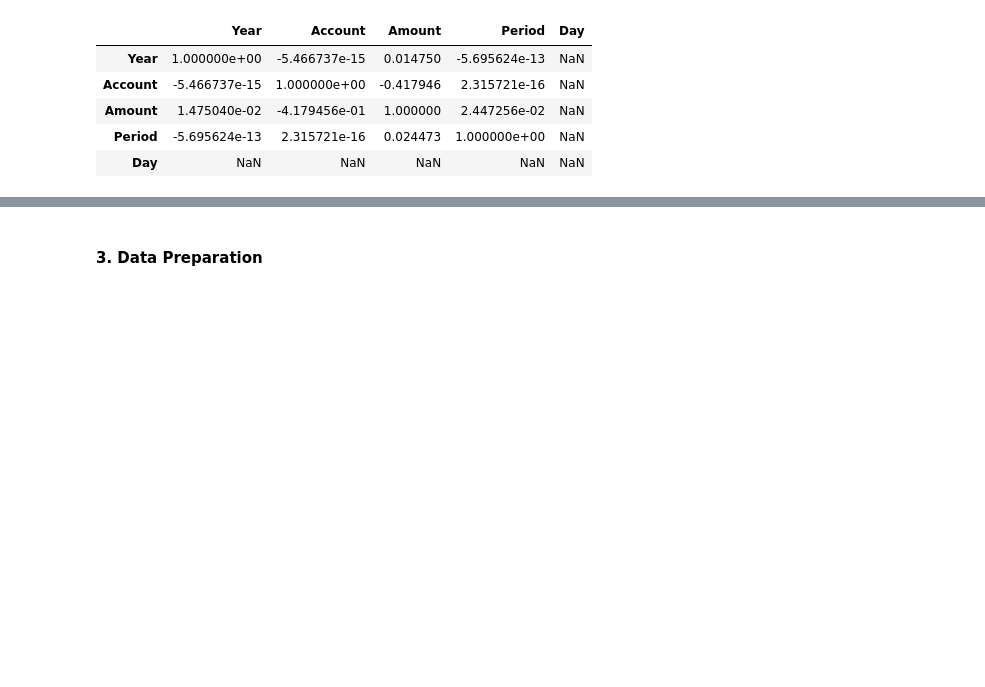
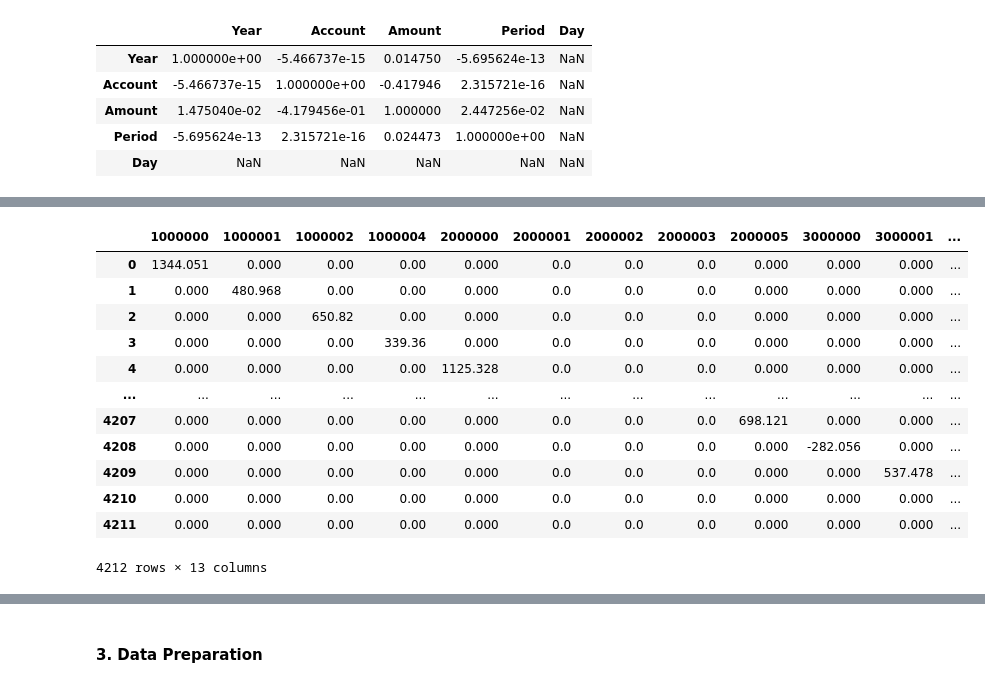
Before and after one commit to Daremitsu1/Full-Stack-Machine-Learning, a Jupyter notebook: Regression Model.ipynb, the cells around one changed output, grey strips where cells are left out. Drawn from its saved outputs; the diff is of its cells as text; code cells hidden in the pictures; blank space fills up the shorter version.

```diff
--- a/Regression Model.ipynb
+++ b/Regression Model.ipynb
@@ -234,0 +310,16 @@ df.corr()
+# %%
+corrdf
+# %% [output]
+|  | 1000000 | 1000001 | 1000002 | 1000004 | 2000000 | 2000001 | 2000002 | 2000003 | 2000005 | 3000000 | 3000001 | ... |
+| 0 | 1344.051 | 0.000 | 0.00 | 0.00 | 0.000 | 0.0 | 0.0 | 0.0 | 0.000 | 0.000 | 0.000 | ... |
+| 1 | 0.000 | 480.968 | 0.00 | 0.00 | 0.000 | 0.0 | 0.0 | 0.0 | 0.000 | 0.000 | 0.000 | ... |
+| 2 | 0.000 | 0.000 | 650.82 | 0.00 | 0.000 | 0.0 | 0.0 | 0.0 | 0.000 | 0.000 | 0.000 | ... |
+| 3 | 0.000 | 0.000 | 0.00 | 339.36 | 0.000 | 0.0 | 0.0 | 0.0 | 0.000 | 0.000 | 0.000 | ... |
+| 4 | 0.000 | 0.000 | 0.00 | 0.00 | 1125.328 | 0.0 | 0.0 | 0.0 | 0.000 | 0.000 | 0.000 | ... |
+| ... | ... | ... | ... | ... | ... | ... | ... | ... | ... | ... | ... | ... |
+| 4207 | 0.000 | 0.000 | 0.00 | 0.00 | 0.000 | 0.0 | 0.0 | 0.0 | 698.121 | 0.000 | 0.000 | ... |
+| 4208 | 0.000 | 0.000 | 0.00 | 0.00 | 0.000 | 0.0 | 0.0 | 0.0 | 0.000 | -282.056 | 0.000 | ... |
+| 4209 | 0.000 | 0.000 | 0.00 | 0.00 | 0.000 | 0.0 | 0.0 | 0.0 | 0.000 | 0.000 | 537.478 | ... |
+| 4210 | 0.000 | 0.000 | 0.00 | 0.00 | 0.000 | 0.0 | 0.0 | 0.0 | 0.000 | 0.000 | 0.000 | ... |
+| 4211 | 0.000 | 0.000 | 0.00 | 0.00 | 0.000 | 0.0 | 0.0 | 0.0 | 0.000 | 0.000 | 0.000 | ... |
+4212 rows × 13 columns
```
Also changed, not shown: parts of 10 cells of this notebook.
